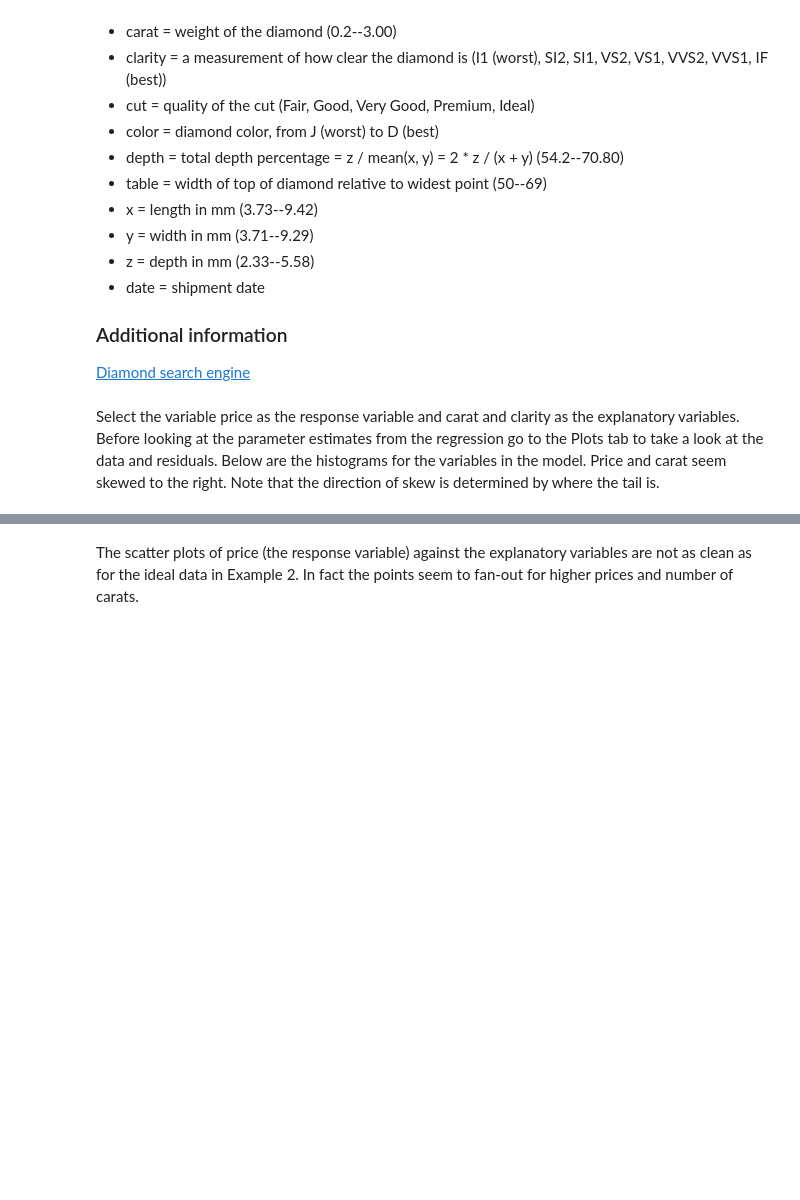
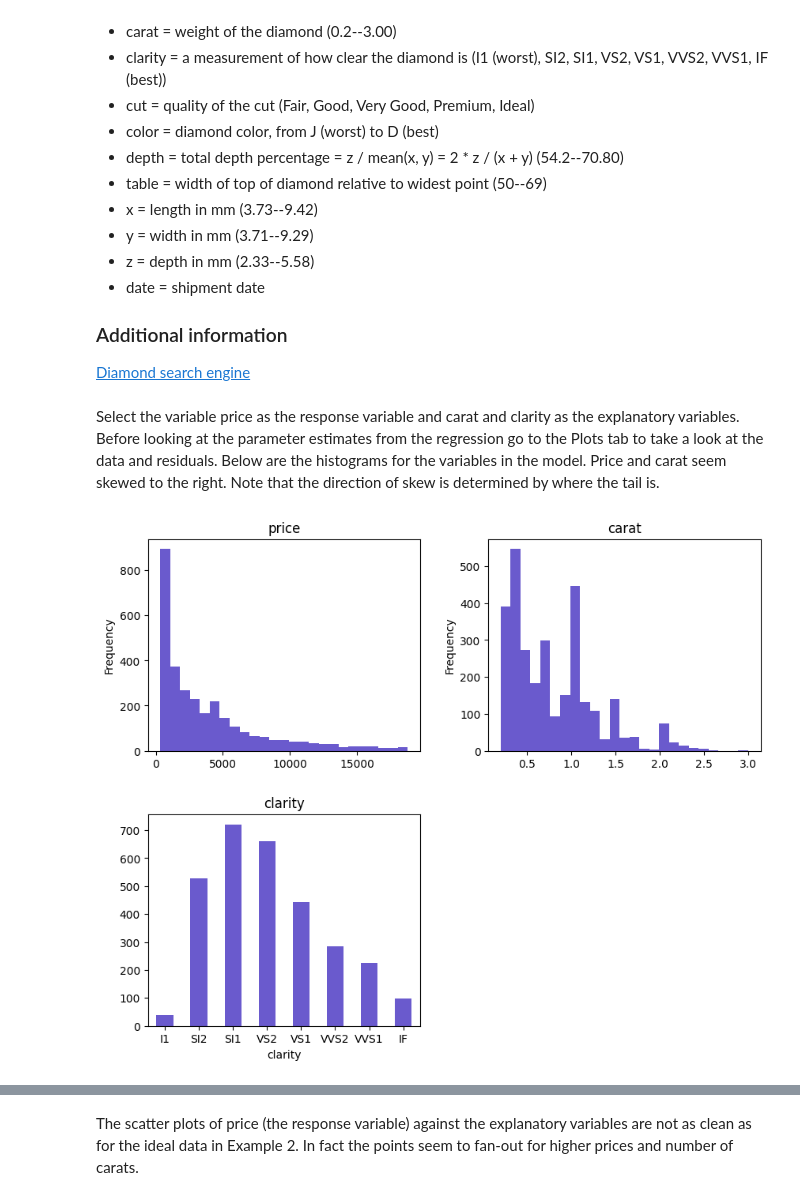
Before and after one commit to vnijs/pyrsm, a Jupyter notebook: examples/model/model-linear-regression.ipynb, the cells around one changed output, grey strips where cells are left out. Cells and saved outputs as stored; diff of their text form; code cells hidden in the pictures; blank space fills up the shorter version.

```diff
--- a/examples/model/model-linear-regression.ipynb
+++ b/examples/model/model-linear-regression.ipynb
@@ -337,7 +339,9 @@ A dataset containing the prices and other attributes of a sample of 3000 diamond
 # %%
 reg = rsm.model.regress({"diamonds": diamonds}, rvar="price", evar=["carat", "clarity"])
 # %%
-reg.plot("distr")
+reg.plot("dist")
+# %% [output]
+[figure, added]
 # %%
 reg.plot("corr")
 # %% [output]
```
Also changed, not shown: parts of 11 cells of this notebook, 5 other files.
